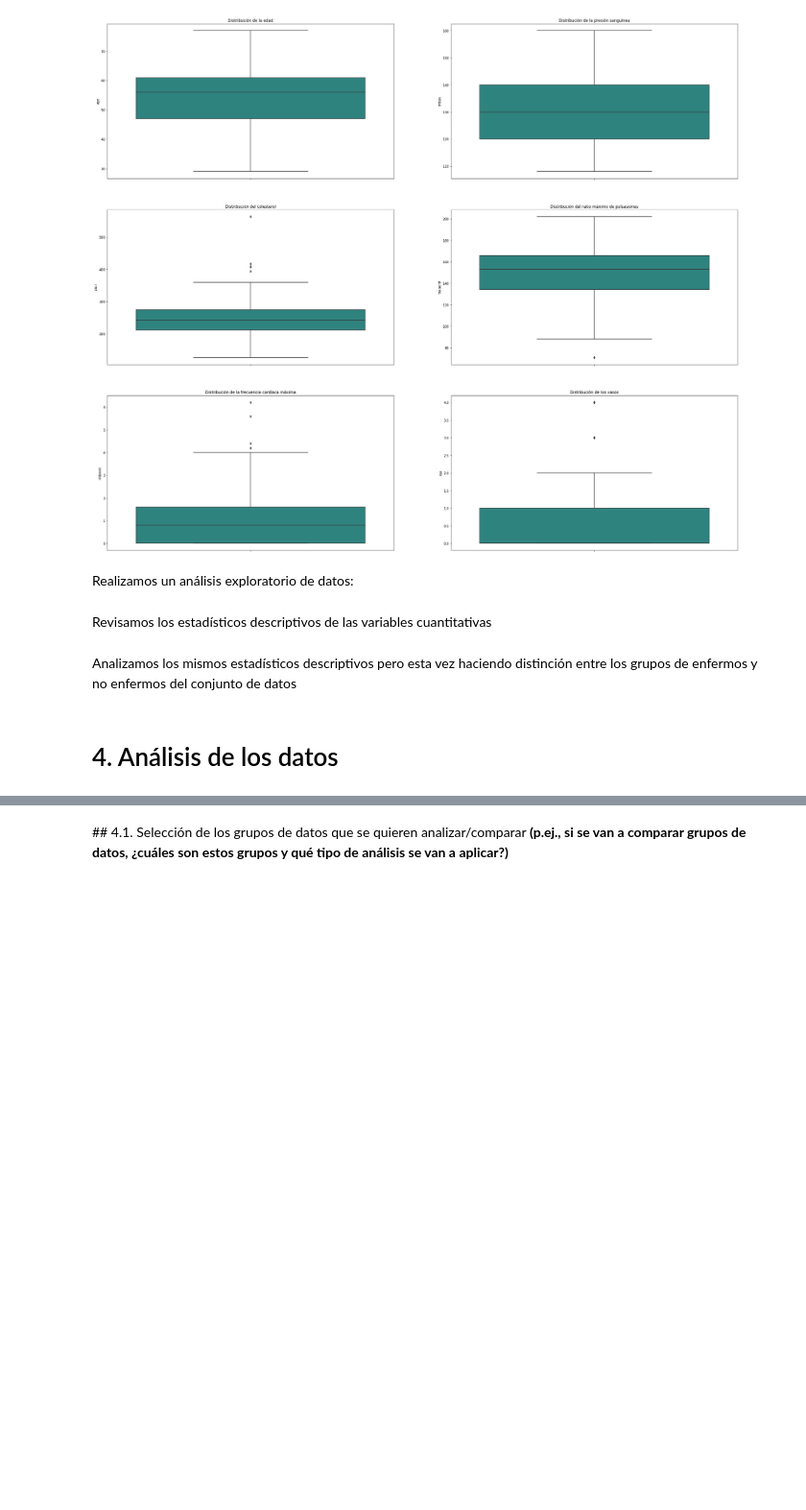
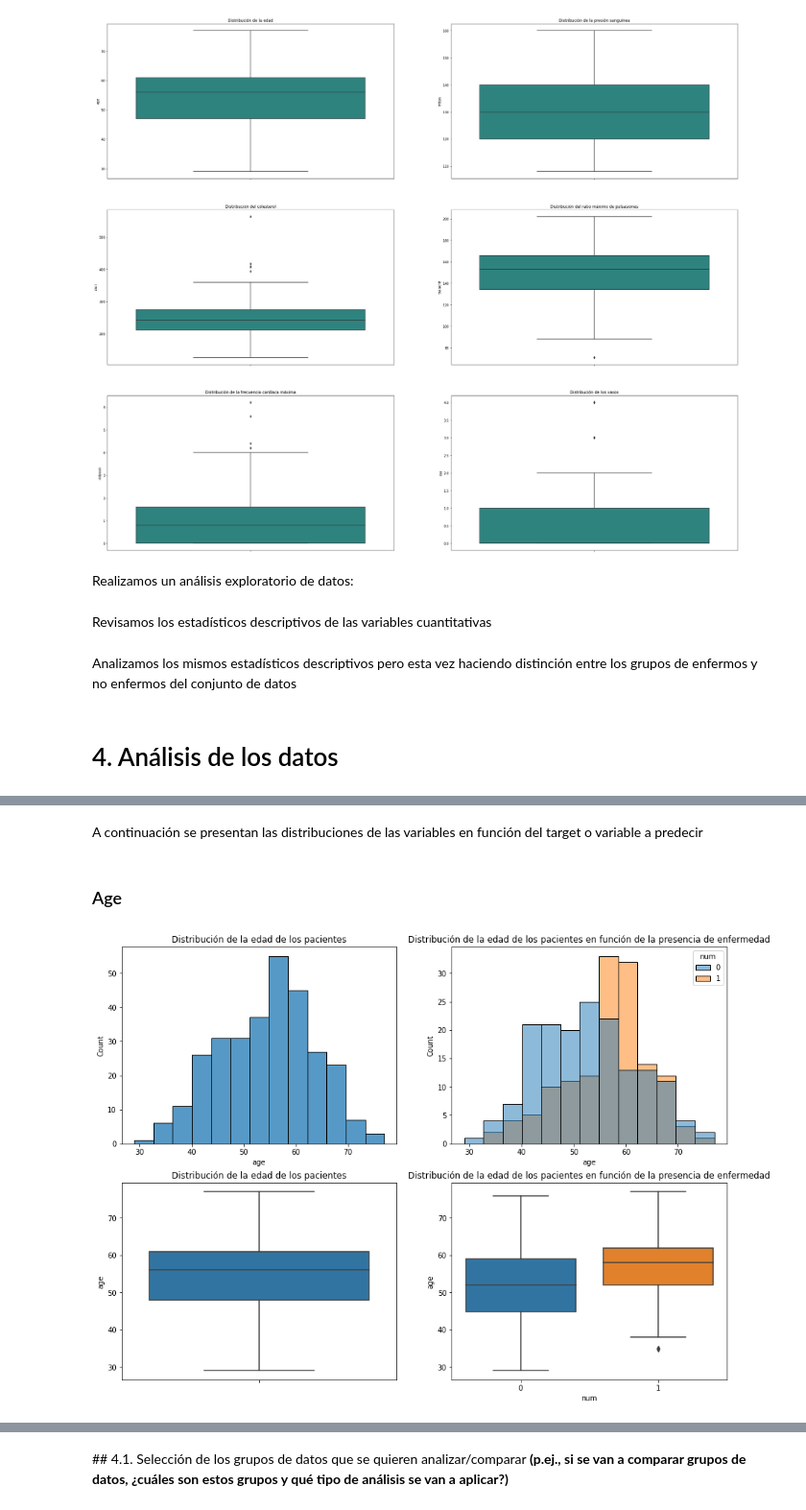
Before and after one commit to Vic16/PR_2_TipologiaCiclodeVidaDatos, a Jupyter notebook: PR_2.ipynb, the cells around one changed output, grey strips where cells are left out. Shown at 96% size. Saved outputs shown, nothing was run; the diff lists cells and outputs as text; code cells hidden in the pictures; blank space fills up the shorter version.

```diff
--- a/PR_2.ipynb
+++ b/PR_2.ipynb
@@ -462,0 +485,16 @@ df[["age","trtbps","chol","thalachh","oldpeak","caa","thall","output"]].groupby(
+# %% [markdown]
+A continuación se presentan las distribuciones de las variables en función del target o variable a predecir
+# %% [markdown]
+### Age
+# %%
+fig, axes = plt.subplots(2, 2, figsize=(15,11))
+
+sns.histplot(x=df["age"], ax=axes[0,0]).set(title='Distribución de la edad de los pacientes')
+sns.histplot(x=df["age"], hue=df["num"], ax=axes[0,1]).set(title='Distribución de la edad de los pacientes en función de la presencia de enfermedad')
+
+sns.boxplot(y=df["age"], ax=axes[1,0]).set(title='Distribución de la edad de los pacientes')
+sns.boxplot(y=df["age"], x=df["num"], ax=axes[1,1]).set(title='Distribución de la edad de los pacientes en función de la presencia de enfermedad')
+
+plt.show()
+# %% [output]
+[figure, added]
```
Also changed, not shown: parts of 60 cells of this notebook.
